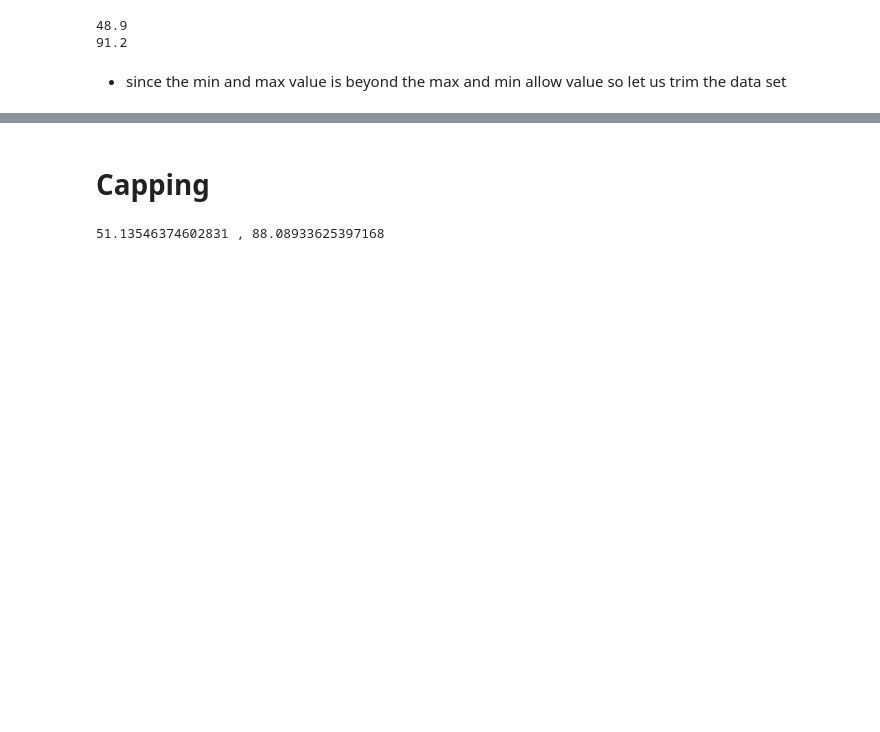
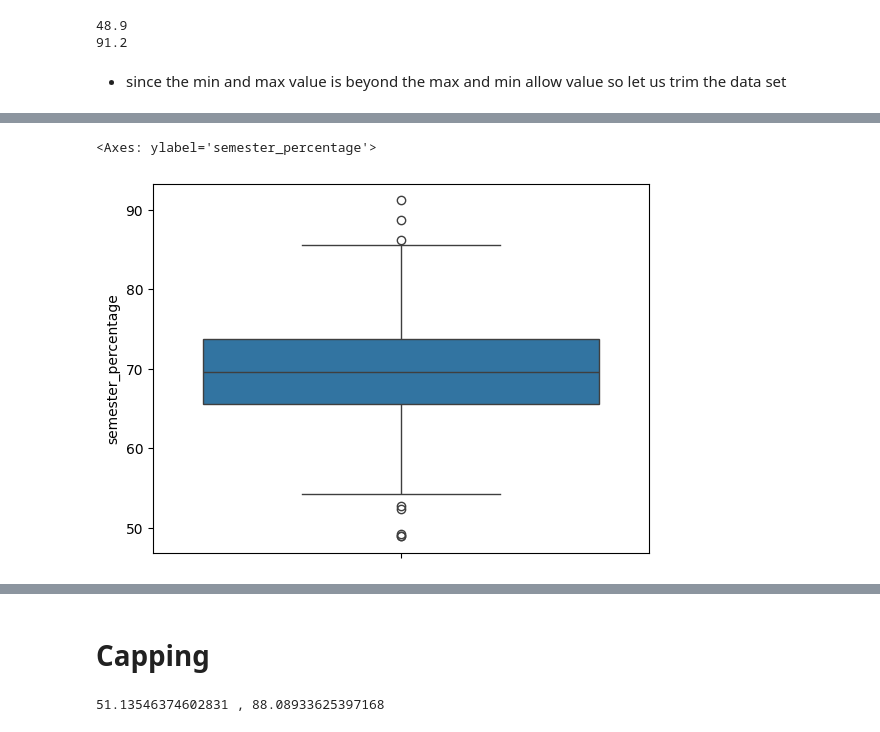
Before and after one commit to 2004harshit/DATA-SCIENCE-AND-ML, a Jupyter notebook: 5_EDA/2_OUTLIER_REMOVAL_USING_Z_SCORE.ipynb, the cells around one changed output, grey strips where cells are left out. Saved outputs shown, nothing was run; the diff lists cells and outputs as text; code cells hidden in the pictures; blank space fills up the shorter version.

```diff
--- a/5_EDA/2_OUTLIER_REMOVAL_USING_Z_SCORE.ipynb
+++ b/5_EDA/2_OUTLIER_REMOVAL_USING_Z_SCORE.ipynb
@@ -197,0 +182,5 @@ df[(df['z_score']<3)&(df['z_score']>-3)]
+# %%
+sns.boxplot(df['semester_percentage'])
+# %% [output]
+<Axes: ylabel='semester_percentage'>
+[figure, added]
```
Also changed, not shown: parts of 8 cells of this notebook.
